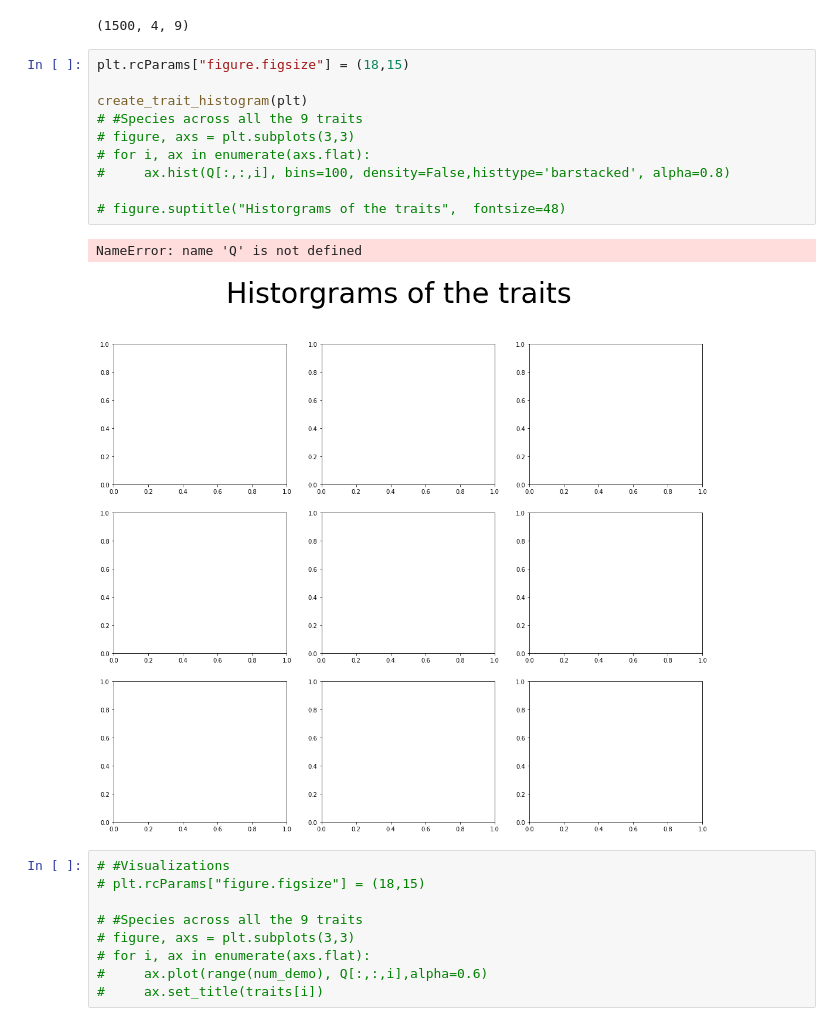
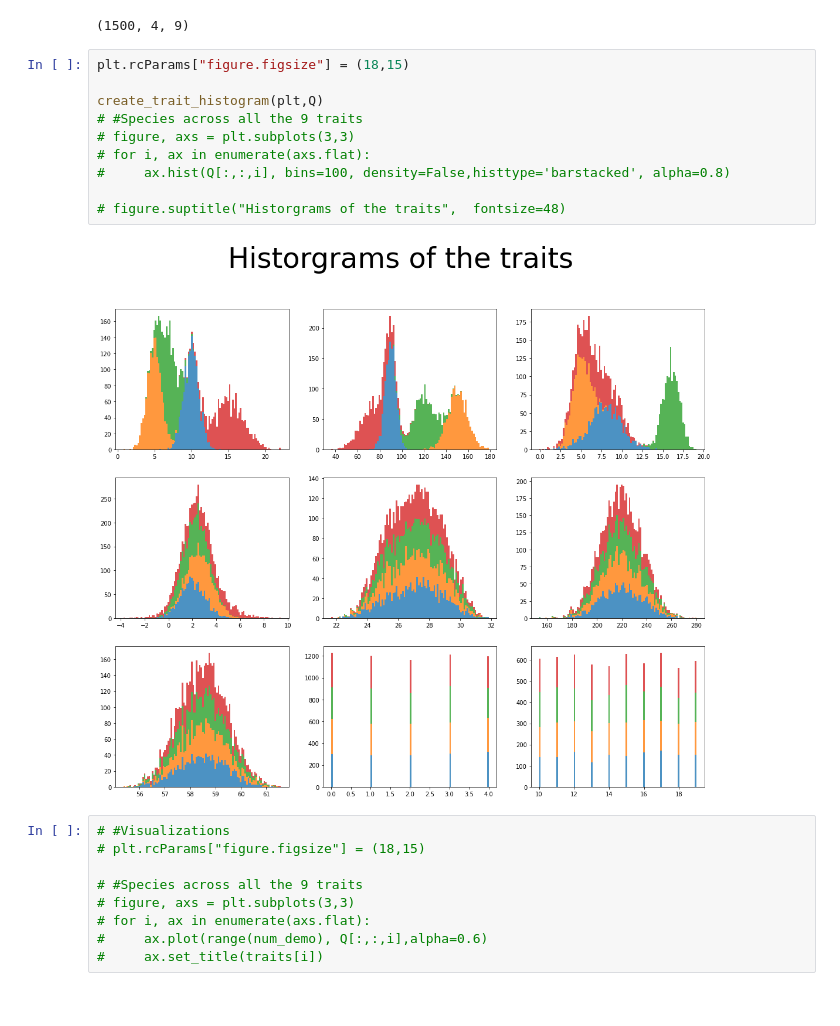
Before and after one commit to GT-STAR-Lab/trait_weight_optimization, a Jupyter notebook: experiment_setup.ipynb, the cells around one changed output. Drawn from its saved outputs; the diff is of its cells as text.

```diff
--- a/experiment_setup.ipynb
+++ b/experiment_setup.ipynb
@@ -62,16 +59,15 @@ Q.shape
 # %%
 plt.rcParams["figure.figsize"] = (18,15)
 
-create_trait_histogram(plt)
+create_trait_histogram(plt,Q)
 # #Species across all the 9 traits
 # figure, axs = plt.subplots(3,3)
 # for i, ax in enumerate(axs.flat):
 #     ax.hist(Q[:,:,i], bins=100, density=False,histtype='barstacked', alpha=0.8)
 
 # figure.suptitle("Historgrams of the traits",  fontsize=48)
 # %% [output]
-NameError: name 'Q' is not defined
-[figure, old version]
+[figure, new version]
 # %%
 # #Visualizations
 # plt.rcParams["figure.figsize"] = (18,15)
```
Also changed, not shown: parts of 21 cells of this notebook, 4 other files.
